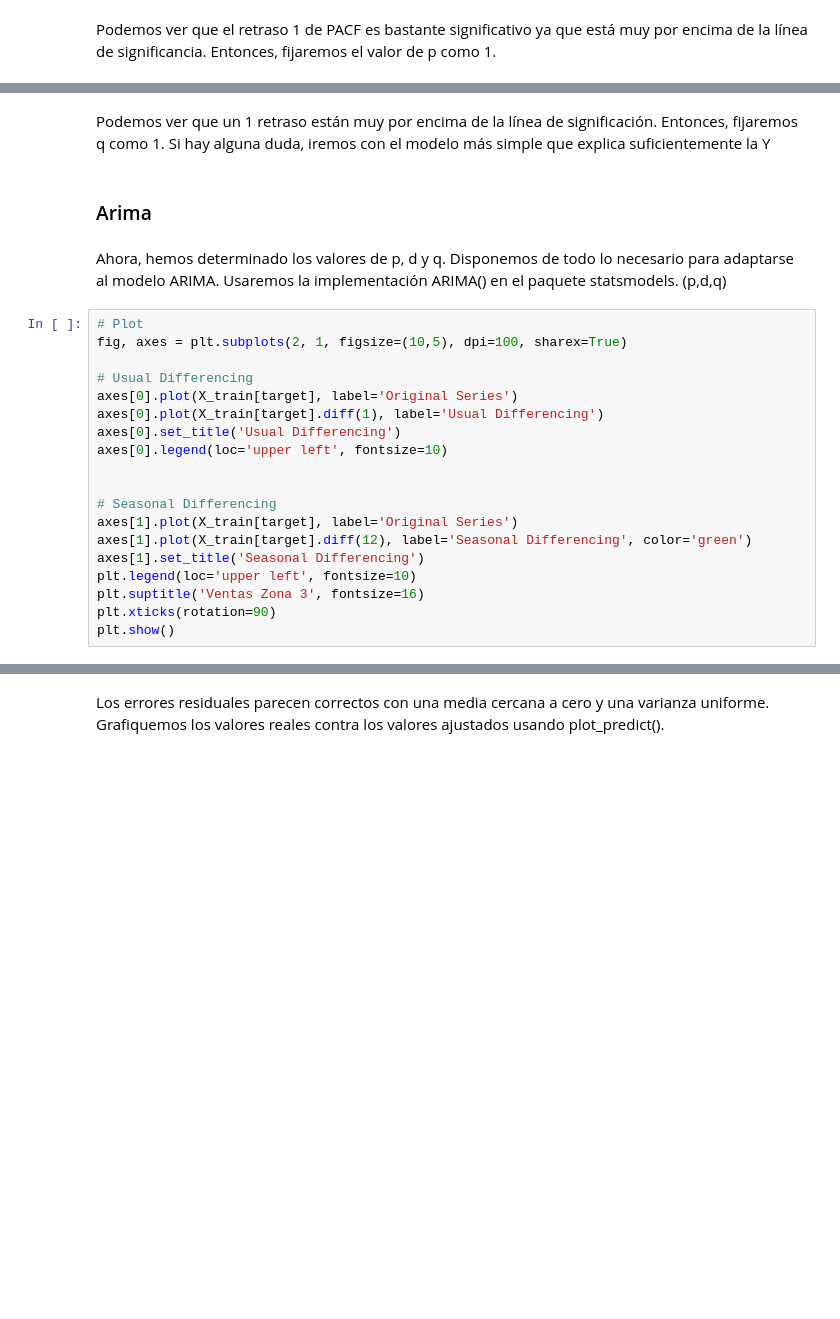
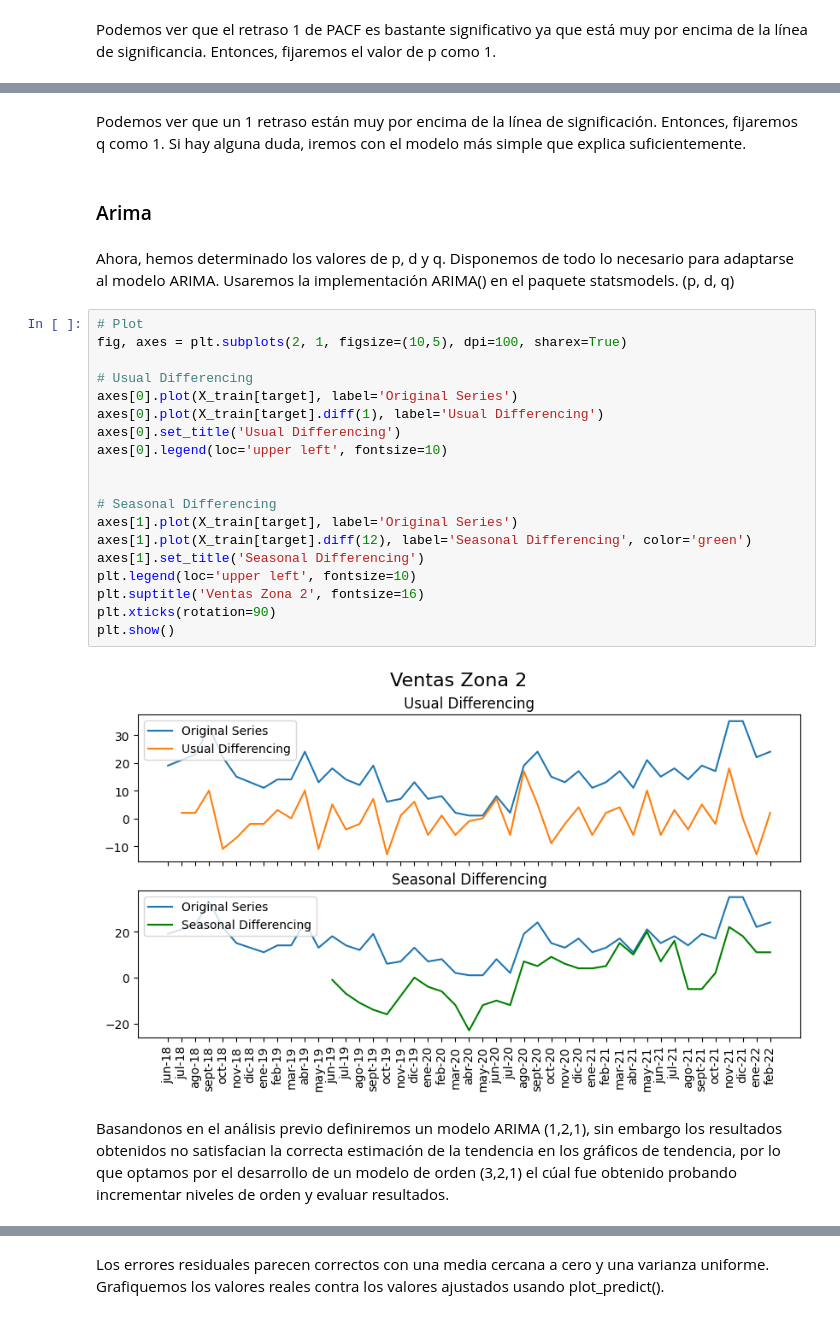
Before and after one commit to JCaballerot/Consultoria_ASEI, a Jupyter notebook: Model_development/Miraflores/modelDevelopment_zona3_M_rev.ipynb, the cells around one changed output, grey strips where cells are left out. Cells and saved outputs as stored; diff of their text form; blank space fills up the shorter version.

```diff
--- a/Model_development/Miraflores/modelDevelopment_zona3_M_rev.ipynb
+++ b/Model_development/Miraflores/modelDevelopment_zona3_M_rev.ipynb
@@ -198,29 +308,33 @@ plt.show()
 # %% [markdown]
-Podemos ver que un 1 retraso están muy por encima de la línea de significación. Entonces, fijaremos q como 1. Si hay alguna duda, iremos con el modelo más simple que explica suficientemente la Y
+Podemos ver que un 1 retraso están muy por encima de la línea de significación. Entonces, fijaremos q como 1. Si hay alguna duda, iremos con el modelo más simple que explica suficientemente.
 # %% [markdown]
 ### Arima
 # %% [markdown]
 Ahora, hemos determinado los valores de p, d y q. Disponemos de todo lo necesario para adaptarse al modelo ARIMA. Usaremos la implementación ARIMA() en el paquete statsmodels.
-(p,d,q)
+(p, d, q)
 # %%
 # Plot
 fig, axes = plt.subplots(2, 1, figsize=(10,5), dpi=100, sharex=True)
 
 # Usual Differencing
 axes[0].plot(X_train[target], label='Original Series')
 axes[0].plot(X_train[target].diff(1), label='Usual Differencing')
 axes[0].set_title('Usual Differencing')
 axes[0].legend(loc='upper left', fontsize=10)
 
 
 # Seasonal Differencing
 axes[1].plot(X_train[target], label='Original Series')
 axes[1].plot(X_train[target].diff(12), label='Seasonal Differencing', color='green')
 axes[1].set_title('Seasonal Differencing')
 plt.legend(loc='upper left', fontsize=10)
-plt.suptitle('Ventas Zona 3', fontsize=16)
+plt.suptitle('Ventas Zona 2', fontsize=16)
 plt.xticks(rotation=90)
 plt.show()
+# %% [output]
+[figure, added]
+# %% [markdown]
+Basandonos en el análisis previo definiremos un modelo ARIMA (1,2,1), sin embargo los resultados obtenidos no satisfacian la correcta estimación de la tendencia en los gráficos de tendencia, por lo que optamos por el desarrollo de un modelo de orden (3,2,1) el cúal fue obtenido probando incrementar niveles de orden y evaluar resultados.
 # %%
 from statsmodels.tsa.arima_model import ARIMA
 
```
Also changed, not shown: parts of 128 cells of this notebook.
